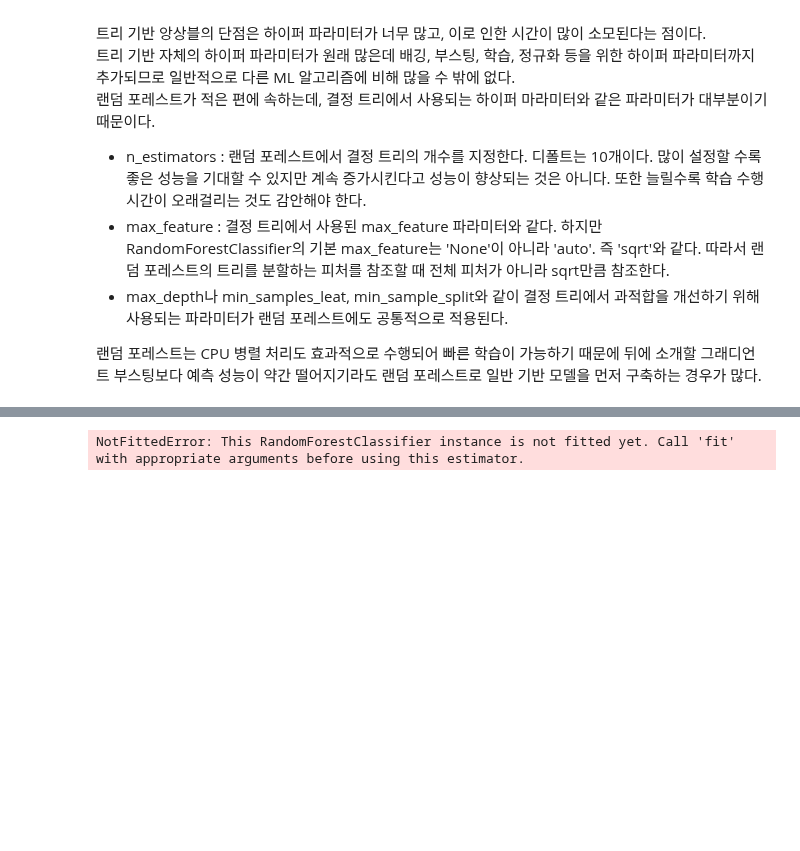
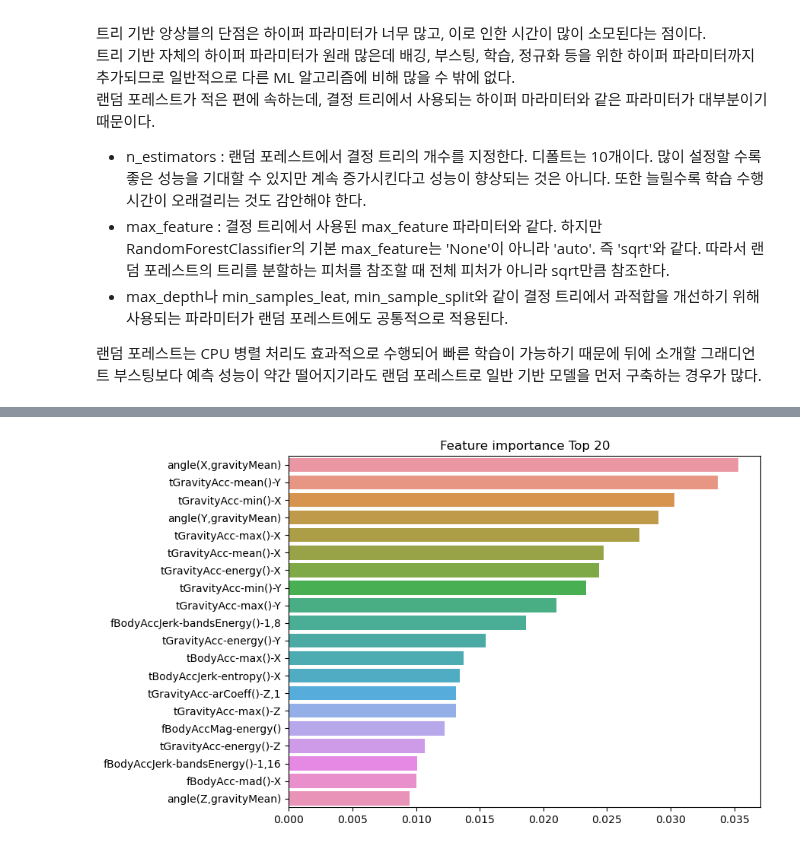
Before and after one commit to Heo-Jeong-Eun/Machine-Learning-Study, a Jupyter notebook: Jen/Ramdom Forest.ipynb, the cells around one changed output, grey strips where cells are left out. Saved outputs shown, nothing was run; the diff lists cells and outputs as text; code cells hidden in the pictures; blank space fills up the shorter version.

```diff
--- a/Jen/Ramdom Forest.ipynb
+++ b/Jen/Ramdom Forest.ipynb
@@ -106,6 +104,10 @@ ValueError: Duplicate names are not allowed.
 
 랜덤 포레스트는 CPU 병렬 처리도 효과적으로 수행되어 빠른 학습이 가능하기 때문에 뒤에 소개할 그래디언트 부스팅보다 예측 성능이 약간 떨어지기라도 랜덤 포레스트로 일반 기반 모델을 먼저 구축하는 경우가 많다.
 # %%
+# Error !
+# n_estimators X
+# Fix Code, https://stackoverflow.com/questions/34165731/a-column-vector-y-was-passed-when-a-1d-array-was-expected
+
 from sklearn.model_selection import GridSearchCV
 
 params = {
@@ -117,8 +119,9 @@ params = {
 # RandomForestClassifier 객체 생성 후 GridSearchCV 수행
 rf_clf = RandomForestClassifier(n_estimators = 100, random_state = 0, n_jobs = -1)
 grid_cv = GridSearchCV(rf_clf, param_grid = params, cv = 2, n_jobs = -1)
-grid_cv.fit(X_train, Y_train)
+grid_cv.fit(X_train, Y_train.values.ravel())
+# Fix Code, grid_cv.fit(X_train, Y_train) -> grid_cv.fit(X_train, Y_train.values.ravel())
 
 print('최적 하이퍼 파라미터 : \n', grid_cv.best_params_)
-print('최고 예측 정확도 : {0:.4f}'.format(grid_cv,best_score_))
+print('최고 예측 정확도 : {0:.4f}'.format(grid_cv.best_score_))
 # %% [output]
@@ -134,15 +139,15 @@ NameError: name 'X_train' is not defined
 # %%
 import matplotlib.pyplot as plt
 import seaborn as sns
 %matplotlib inline
 
-ftr_importances_value = rf_clf1.feature_importances_
+ftr_importances_values = rf_clf1.feature_importances_
 ftr_importances = pd.Series(ftr_importances_values, index = X_train.columns)
-ftr_top20 = ftr_importances.sort_valeus(ascending = False)[:20]
+ftr_top20 = ftr_importances.sort_values(ascending = False)[:20]
 
 plt.figure(figsize = (8, 6))
 plt.title('Feature importance Top 20')
 sns.barplot(x = ftr_top20, y = ftr_top20.index)
 plt.show()
 # %% [output]
-NotFittedError: This RandomForestClassifier instance is not fitted yet. Call 'fit' with appropriate arguments before using this estimator.
+[figure, added]
```
Also changed, not shown: parts of 4 cells of this notebook.
